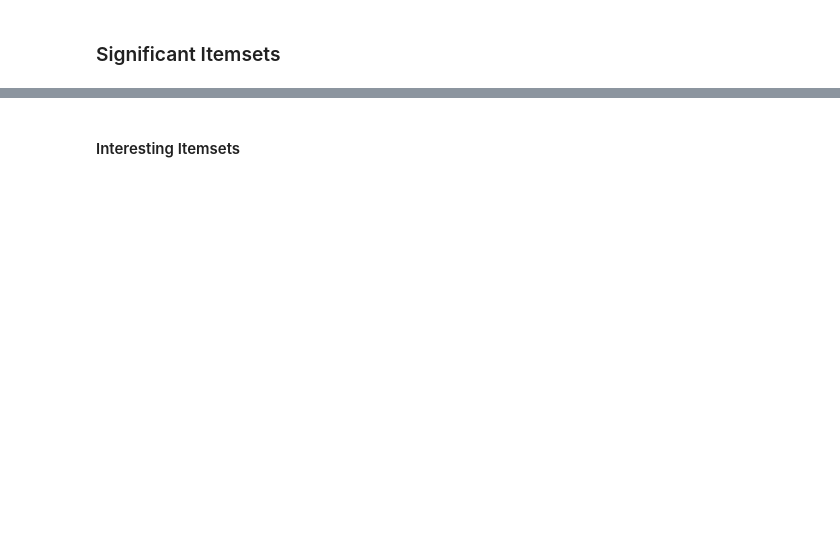
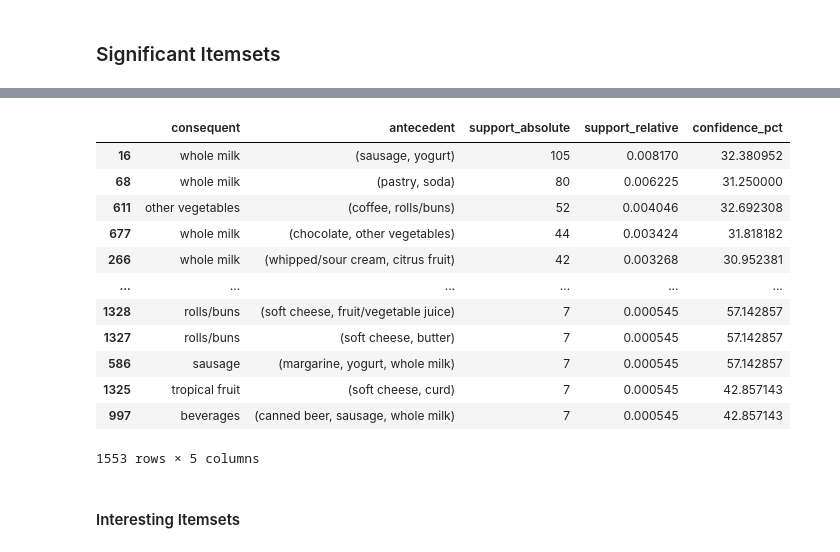
Before and after one commit to KyleCarlo/AssocRuleLearning, a Jupyter notebook: GroceriesDataset.ipynb, the cells around one changed output, grey strips where cells are left out. Cells and saved outputs as stored; diff of their text form; code cells hidden in the pictures; blank space fills up the shorter version.

```diff
--- a/GroceriesDataset.ipynb
+++ b/GroceriesDataset.ipynb
@@ -472,6 +463,20 @@ plt.show()
 # %%
-df_result = get_sig(-4, 30, transactions)
+df_result = get_sig(-7, 30, transactions)
 df_result
+# %% [output]
+|  | consequent | antecedent | support_absolute | support_relative | confidence_pct |
+| 16 | whole milk | (sausage, yogurt) | 105 | 0.008170 | 32.380952 |
+| 68 | whole milk | (pastry, soda) | 80 | 0.006225 | 31.250000 |
+| 611 | other vegetables | (coffee, rolls/buns) | 52 | 0.004046 | 32.692308 |
+| 677 | whole milk | (chocolate, other vegetables) | 44 | 0.003424 | 31.818182 |
+| 266 | whole milk | (whipped/sour cream, citrus fruit) | 42 | 0.003268 | 30.952381 |
+| ... | ... | ... | ... | ... | ... |
+| 1328 | rolls/buns | (soft cheese, fruit/vegetable juice) | 7 | 0.000545 | 57.142857 |
+| 1327 | rolls/buns | (soft cheese, butter) | 7 | 0.000545 | 57.142857 |
+| 586 | sausage | (margarine, yogurt, whole milk) | 7 | 0.000545 | 57.142857 |
+| 1325 | tropical fruit | (soft cheese, curd) | 7 | 0.000545 | 42.857143 |
+| 997 | beverages | (canned beer, sausage, whole milk) | 7 | 0.000545 | 42.857143 |
+1553 rows × 5 columns
 # %% [markdown]
 #### Interesting Itemsets
 # %%
```
Also changed, not shown: parts of 13 cells of this notebook.
